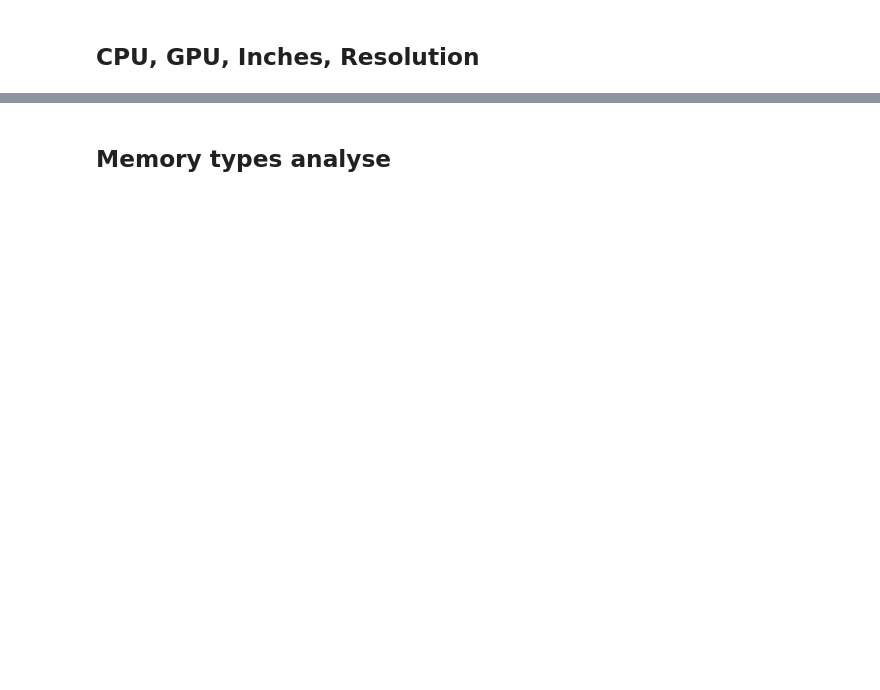
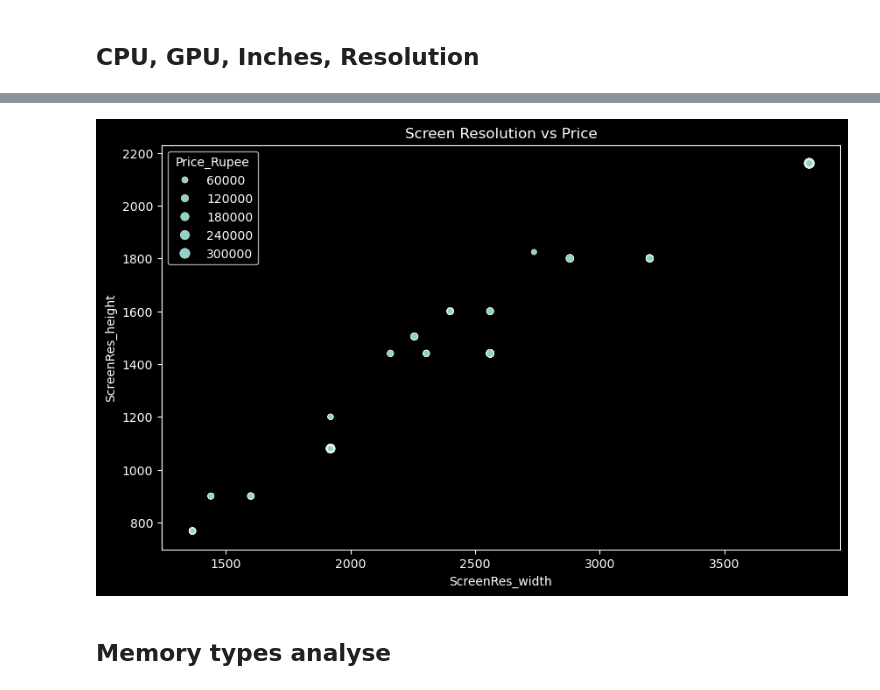
Before and after one commit to Ben-physics-dotcom/DataScience100DaysProjects, a Jupyter notebook: D_1_10/EDA.ipynb, the cells around one changed output, grey strips where cells are left out. Saved outputs shown, nothing was run; the diff lists cells and outputs as text; code cells hidden in the pictures; blank space fills up the shorter version.

```diff
--- a/D_1_10/EDA.ipynb
+++ b/D_1_10/EDA.ipynb
@@ -91,2 +110,9 @@ plt.show()
+# %%
+plt.figure(figsize=(10, 6))
+sns.scatterplot(x='ScreenRes_width', y='ScreenRes_height', size='Price_Rupee', data=data)
+plt.title('Screen Resolution vs Price')
+plt.show()
+# %% [output]
+[figure, added]
 # %% [markdown]
 ## Memory types analyse
```
Also changed, not shown: parts of 7 cells of this notebook.
